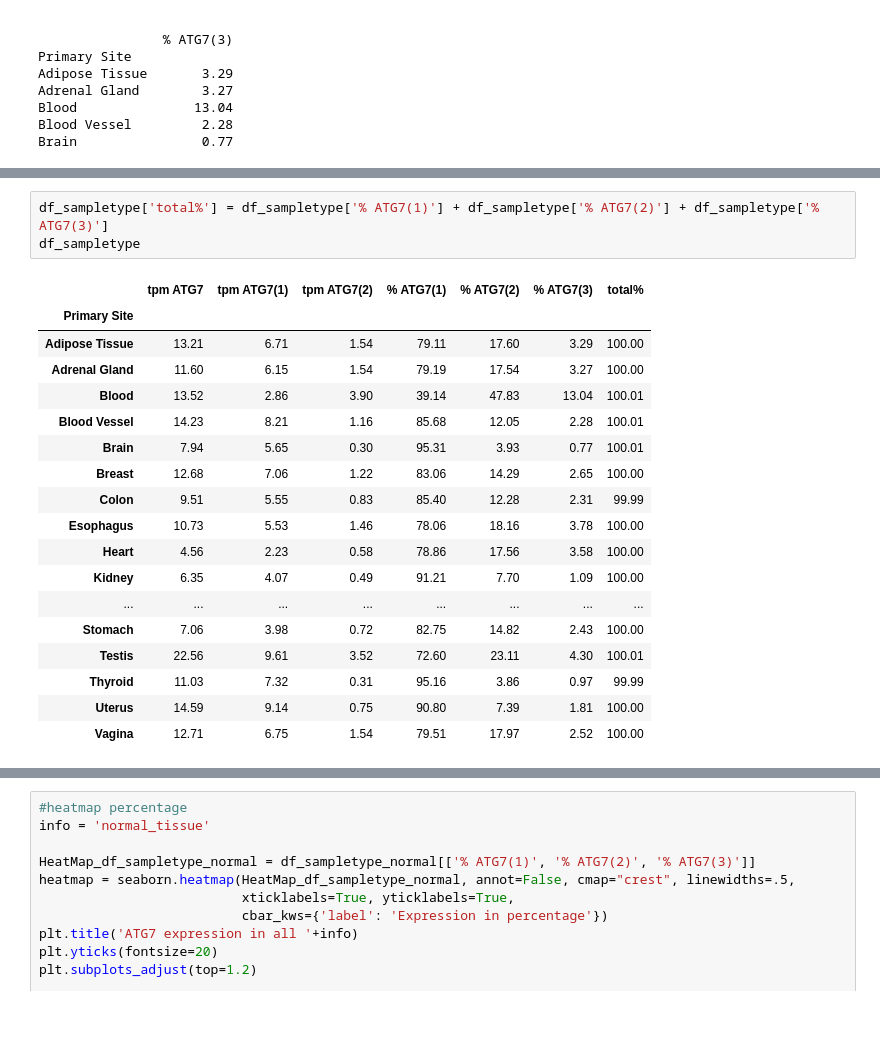
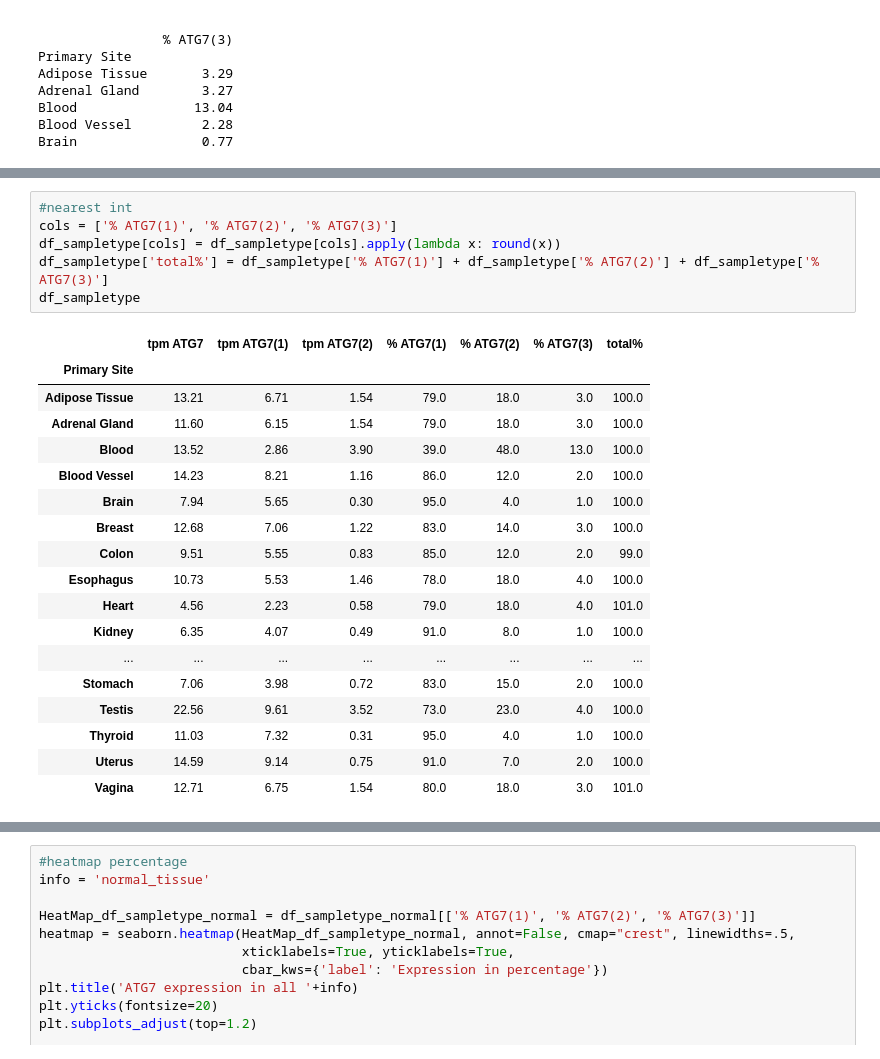
Before and after one commit to Keviosta/Article_short_isoform_ATG7_private, a Jupyter notebook: ATG7/atg7_all_tissue_analyse/ATG7 characterisation/Tissues_differences_ATG7_isoform_characterisation-only_normal.ipynb, the cells around one changed output, grey strips where cells are left out. Drawn from its saved outputs; the diff is of its cells as text; blank space fills up the shorter version.

```diff
--- a/ATG7/atg7_all_tissue_analyse/ATG7 characterisation/Tissues_differences_ATG7_isoform_characterisation-only_normal.ipynb
+++ b/ATG7/atg7_all_tissue_analyse/ATG7 characterisation/Tissues_differences_ATG7_isoform_characterisation-only_normal.ipynb
@@ -143,25 +141,28 @@ df_sampletype.head(7)
 # %%
+#nearest int
+cols = ['% ATG7(1)', '% ATG7(2)', '% ATG7(3)']
+df_sampletype[cols] = df_sampletype[cols].apply(lambda x: round(x))
 df_sampletype['total%'] = df_sampletype['% ATG7(1)'] + df_sampletype['% ATG7(2)'] + df_sampletype['% ATG7(3)']
 df_sampletype
 # %% [output]
 |  | tpm ATG7 | tpm ATG7(1) | tpm ATG7(2) | % ATG7(1) | % ATG7(2) | % ATG7(3) | total% |
 | Primary Site |  |  |  |  |  |  |  |
-| Adipose Tissue | 13.21 | 6.71 | 1.54 | 79.11 | 17.60 | 3.29 | 100.00 |
-| Adrenal Gland | 11.60 | 6.15 | 1.54 | 79.19 | 17.54 | 3.27 | 100.00 |
-| Blood | 13.52 | 2.86 | 3.90 | 39.14 | 47.83 | 13.04 | 100.01 |
-| Blood Vessel | 14.23 | 8.21 | 1.16 | 85.68 | 12.05 | 2.28 | 100.01 |
-| Brain | 7.94 | 5.65 | 0.30 | 95.31 | 3.93 | 0.77 | 100.01 |
-| Breast | 12.68 | 7.06 | 1.22 | 83.06 | 14.29 | 2.65 | 100.00 |
-| Colon | 9.51 | 5.55 | 0.83 | 85.40 | 12.28 | 2.31 | 99.99 |
-| Esophagus | 10.73 | 5.53 | 1.46 | 78.06 | 18.16 | 3.78 | 100.00 |
-| Heart | 4.56 | 2.23 | 0.58 | 78.86 | 17.56 | 3.58 | 100.00 |
-| Kidney | 6.35 | 4.07 | 0.49 | 91.21 | 7.70 | 1.09 | 100.00 |
+| Adipose Tissue | 13.21 | 6.71 | 1.54 | 79.0 | 18.0 | 3.0 | 100.0 |
+| Adrenal Gland | 11.60 | 6.15 | 1.54 | 79.0 | 18.0 | 3.0 | 100.0 |
+| Blood | 13.52 | 2.86 | 3.90 | 39.0 | 48.0 | 13.0 | 100.0 |
+| Blood Vessel | 14.23 | 8.21 | 1.16 | 86.0 | 12.0 | 2.0 | 100.0 |
+| Brain | 7.94 | 5.65 | 0.30 | 95.0 | 4.0 | 1.0 | 100.0 |
+| Breast | 12.68 | 7.06 | 1.22 | 83.0 | 14.0 | 3.0 | 100.0 |
+| Colon | 9.51 | 5.55 | 0.83 | 85.0 | 12.0 | 2.0 | 99.0 |
+| Esophagus | 10.73 | 5.53 | 1.46 | 78.0 | 18.0 | 4.0 | 100.0 |
+| Heart | 4.56 | 2.23 | 0.58 | 79.0 | 18.0 | 4.0 | 101.0 |
+| Kidney | 6.35 | 4.07 | 0.49 | 91.0 | 8.0 | 1.0 | 100.0 |
 | ... | ... | ... | ... | ... | ... | ... | ... |
-| Stomach | 7.06 | 3.98 | 0.72 | 82.75 | 14.82 | 2.43 | 100.00 |
-| Testis | 22.56 | 9.61 | 3.52 | 72.60 | 23.11 | 4.30 | 100.01 |
-| Thyroid | 11.03 | 7.32 | 0.31 | 95.16 | 3.86 | 0.97 | 99.99 |
-| Uterus | 14.59 | 9.14 | 0.75 | 90.80 | 7.39 | 1.81 | 100.00 |
-| Vagina | 12.71 | 6.75 | 1.54 | 79.51 | 17.97 | 2.52 | 100.00 |
+| Stomach | 7.06 | 3.98 | 0.72 | 83.0 | 15.0 | 2.0 | 100.0 |
+| Testis | 22.56 | 9.61 | 3.52 | 73.0 | 23.0 | 4.0 | 100.0 |
+| Thyroid | 11.03 | 7.32 | 0.31 | 95.0 | 4.0 | 1.0 | 100.0 |
+| Uterus | 14.59 | 9.14 | 0.75 | 91.0 | 7.0 | 2.0 | 100.0 |
+| Vagina | 12.71 | 6.75 | 1.54 | 80.0 | 18.0 | 3.0 | 101.0 |
 # %%
 #heatmap percentage
 info = 'normal_tissue'
```
Also changed, not shown: parts of 3 cells of this notebook, 1 other file.
